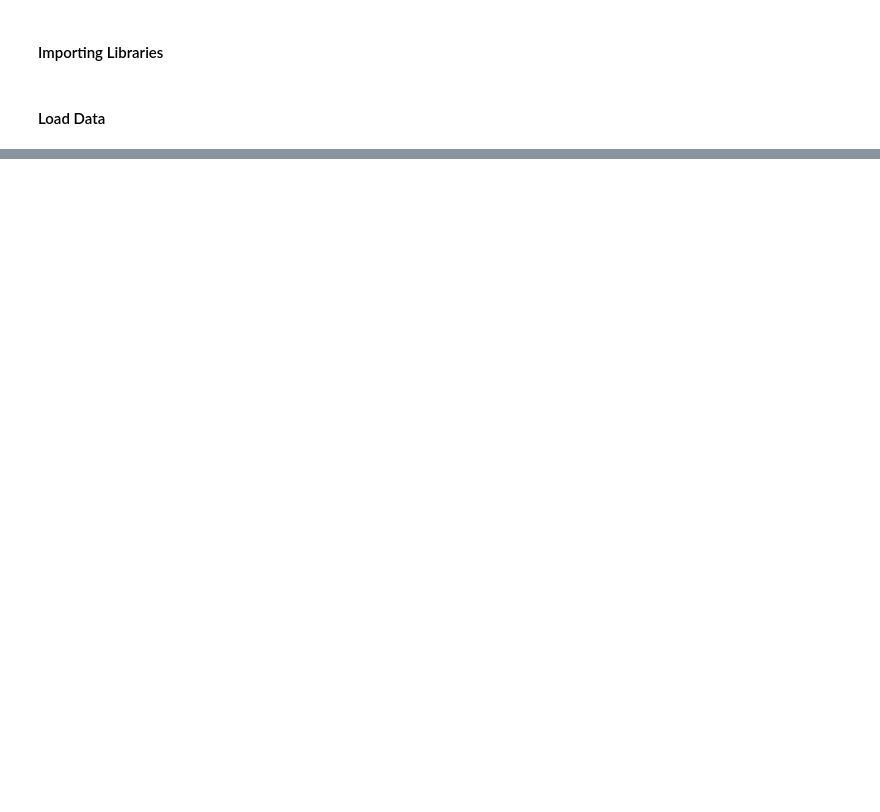
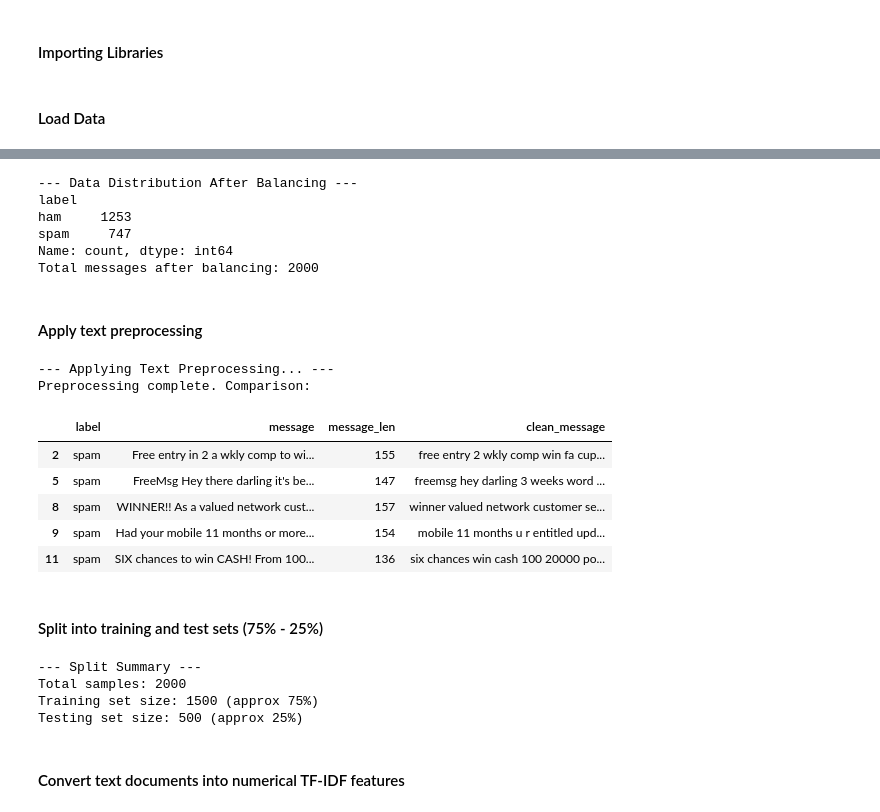
Before and after one commit to Mostafa-Allahmoradi/PROG8245_Final_Project, a Jupyter notebook: Notebooks/TF_IDF_Demo.ipynb, the cells around one changed output, grey strips where cells are left out. Drawn from its saved outputs; the diff is of its cells as text; code cells hidden in the pictures; blank space fills up the shorter version.

```diff
--- a/Notebooks/TF_IDF_Demo.ipynb
+++ b/Notebooks/TF_IDF_Demo.ipynb
@@ -52,0 +76,20 @@ Data loaded successfully.
+# %%
+print("\n--- Data Distribution ---")
+print(df['label'].value_counts())
+
+print("\n--- Class Percentage ---")
+print(df['label'].value_counts(normalize=True) * 100)
+
+# Visualize the distribution
+plt.figure(figsize=(6, 4))
+sns.countplot(x='label', data=df)
+plt.title('Distribution of Ham vs Spam')
+plt.show()
+
+# Add a feature for 'message length' to see if it varies by class
+df['message_len'] = df['message'].apply(len)
+
+plt.figure(figsize=(10, 6))
+sns.histplot(data=df, x='message_len', hue='label', bins=50, kde=True)
+plt.title('Message Length Distribution by Class')
+plt.show()
@@ -52,0 +110,59 @@ Data loaded successfully.
+# %%
+# Delete 3572 rows of ham messages to make the dataset less imbalanced
+ham_indices = df[df['label'] == 'ham'].index
+df = df.drop(ham_indices[:3572])  # Drop first 3572 ham messages
+print("\n--- Data Distribution After Balancing ---")
+print(df['label'].value_counts())
+print("Total messages after balancing:", len(df))
+# %% [output]
+--- Data Distribution After Balancing ---
+label
+ham     1253
+spam     747
+Name: count, dtype: int64
+Total messages after balancing: 2000
+# %% [markdown]
+#### Apply text preprocessing
+# %%
+
+
+print("\n--- Applying Text Preprocessing... ---")
+# Apply the cleaning function to the message column
+df['clean_message'] = df['message'].apply(data_processor.preprocess_text)
+
+print("Preprocessing complete. Comparison:")
+df.head()
+# %% [output]
+--- Applying Text Preprocessing... ---
+Preprocessing complete. Comparison:
+|  | label | message | message_len | clean_message |
+| 2 | spam | Free entry in 2 a wkly comp to wi... | 155 | free entry 2 wkly comp win fa cup... |
+| 5 | spam | FreeMsg Hey there darling it's be... | 147 | freemsg hey darling 3 weeks word ... |
+| 8 | spam | WINNER!! As a valued network cust... | 157 | winner valued network customer se... |
+| 9 | spam | Had your mobile 11 months or more... | 154 | mobile 11 months u r entitled upd... |
+| 11 | spam | SIX chances to win CASH! From 100... | 136 | six chances win cash 100 20000 po... |
+# %% [markdown]
+#### Split into training and test sets (75% - 25%)
+# %%
+# X contains the features (messages)
+# y contains the target (labels)
+X = df['clean_message']
+y = df['label']
+
+# random_state ensures reproducibility
+# stratify=y ensures the ratio of spam/ham is preserved in both sets
+X_train, X_test, y_train, y_test = train_test_split(
+    X, y, test_size=0.25, random_state=42, stratify=y
+)
+
+print("\n--- Split Summary ---")
+print(f"Total samples: {len(df)}")
+print(f"Training set size: {len(X_train)} (approx 75%)")
+print(f"Testing set size: {len(X_test)} (approx 25%)")
+# %% [output]
+--- Split Summary ---
+Total samples: 2000
+Training set size: 1500 (approx 75%)
+Testing set size: 500 (approx 25%)
+# %% [markdown]
+#### Convert text documents into numerical TF-IDF features
```
Also changed, not shown: parts of 21 cells of this notebook, 2 other files.
